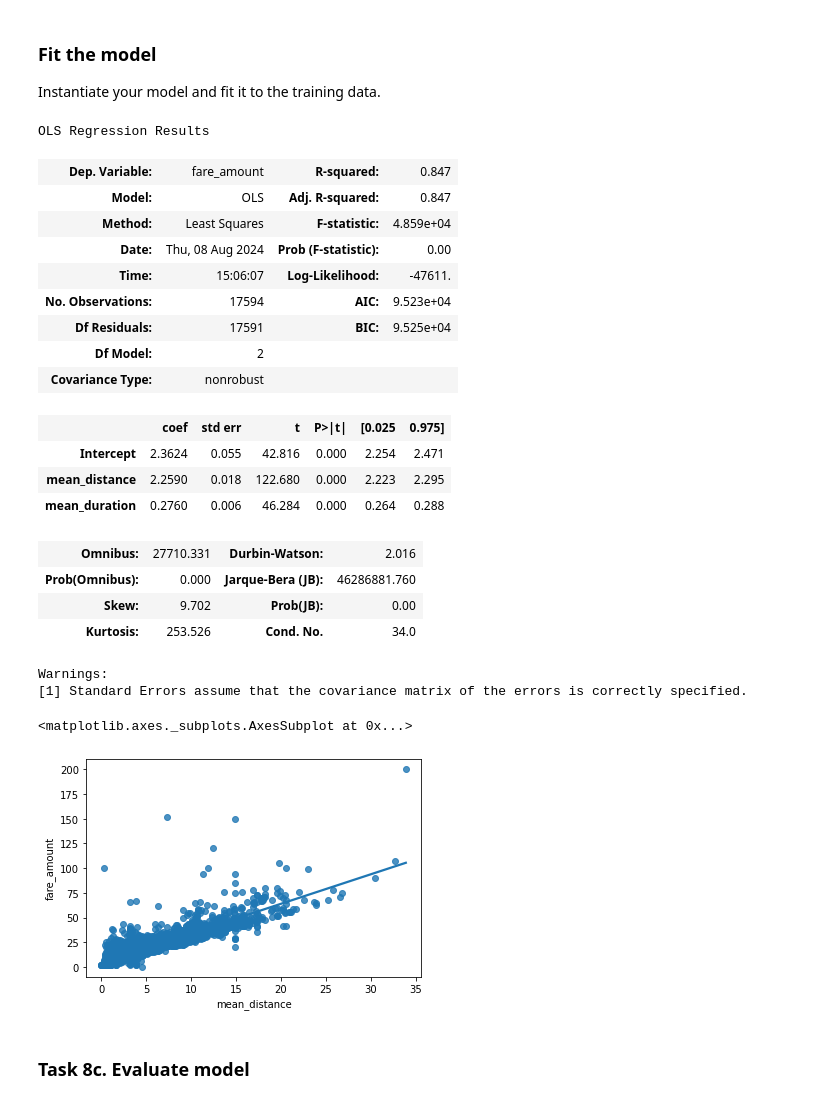
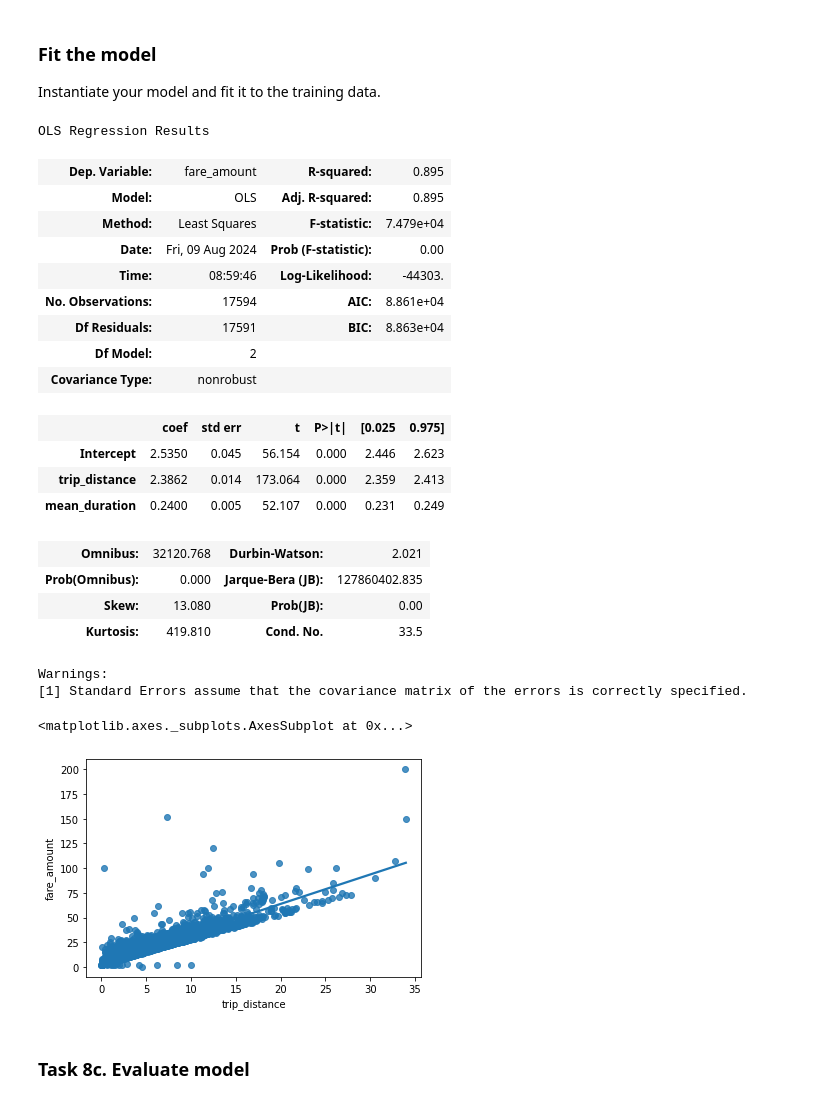
Before and after one commit to paulinemcginnis/paulinemcginnis.github.io, a Jupyter notebook: Activity_Course_5_Automatidata_project_lab.ipynb, the cells around one changed output. Saved outputs shown, nothing was run; the diff lists cells and outputs as text; code cells hidden in the pictures.

```diff
--- a/Activity_Course_5_Automatidata_project_lab.ipynb
+++ b/Activity_Course_5_Automatidata_project_lab.ipynb
@@ -969,7 +969,7 @@ After analysis and deriving variables with close relationships, it is time to be
 # %% [markdown]
 ### Task 8a. Split data into outcome variable and features
 # %%
-df2 = df[['mean_distance', 'mean_duration', 'fare_amount', 'rush_hour']]
+df2 = df[['trip_distance', 'mean_duration', 'fare_amount', 'rush_hour']]
 # %% [markdown]
 Set your X and y variables. X represents the features and y represents the outcome (target) variable.
 # %%
@@ -1040,7 +1040,7 @@ Instantiate your model and fit it to the training data.
 # %%
 # Fit your model to the training data
 ols_data = pd.concat([X_train, Y_train], axis = 1)
-ols_formula = 'fare_amount ~ mean_distance + mean_duration'
+ols_formula = 'fare_amount ~ trip_distance + mean_duration'
 OLS = ols(formula = ols_formula, data = ols_data)
 model = OLS.fit()
 model_results = model.summary()
@@ -1048,32 +1048,32 @@ model_results = model.summary()
 model_results
 # %% [output]
 OLS Regression Results
-| Dep. Variable: | fare_amount | R-squared: | 0.847 |
-| Model: | OLS | Adj. R-squared: | 0.847 |
-| Method: | Least Squares | F-statistic: | 4.859e+04 |
-| Date: | Thu, 08 Aug 2024 | Prob (F-statistic): | 0.00 |
-| Time: | 15:06:07 | Log-Likelihood: | -47611. |
-| No. Observations: | 17594 | AIC: | 9.523e+04 |
-| Df Residuals: | 17591 | BIC: | 9.525e+04 |
+| Dep. Variable: | fare_amount | R-squared: | 0.895 |
+| Model: | OLS | Adj. R-squared: | 0.895 |
+| Method: | Least Squares | F-statistic: | 7.479e+04 |
+| Date: | Fri, 09 Aug 2024 | Prob (F-statistic): | 0.00 |
+| Time: | 08:59:46 | Log-Likelihood: | -44303. |
+| No. Observations: | 17594 | AIC: | 8.861e+04 |
+| Df Residuals: | 17591 | BIC: | 8.863e+04 |
 | Df Model: | 2 |  |  |
 | Covariance Type: | nonrobust |  |  |
 |  | coef | std err | t | P>|t| | [0.025 | 0.975] |
-| Intercept | 2.3624 | 0.055 | 42.816 | 0.000 | 2.254 | 2.471 |
-| mean_distance | 2.2590 | 0.018 | 122.680 | 0.000 | 2.223 | 2.295 |
-| mean_duration | 0.2760 | 0.006 | 46.284 | 0.000 | 0.264 | 0.288 |
+| Intercept | 2.5350 | 0.045 | 56.154 | 0.000 | 2.446 | 2.623 |
+| trip_distance | 2.3862 | 0.014 | 173.064 | 0.000 | 2.359 | 2.413 |
+| mean_duration | 0.2400 | 0.005 | 52.107 | 0.000 | 0.231 | 0.249 |
-| Omnibus: | 27710.331 | Durbin-Watson: | 2.016 |
-| Prob(Omnibus): | 0.000 | Jarque-Bera (JB): | 46286881.760 |
-| Skew: | 9.702 | Prob(JB): | 0.00 |
-| Kurtosis: | 253.526 | Cond. No. | 34.0 |
+| Omnibus: | 32120.768 | Durbin-Watson: | 2.021 |
+| Prob(Omnibus): | 0.000 | Jarque-Bera (JB): | 127860402.835 |
+| Skew: | 13.080 | Prob(JB): | 0.00 |
+| Kurtosis: | 419.810 | Cond. No. | 33.5 |
 Warnings:
 [1] Standard Errors assume that the covariance matrix of the errors is correctly specified.
 # %%
 #Look at the fit for the distance, which is the strongest factor in determining fare
 #(as can be inferred from the coefficient value)
-sns.regplot(x="mean_distance", y="fare_amount", data=ols_data, ci=None)
+sns.regplot(x="trip_distance", y="fare_amount", data=ols_data, ci=None)
 # %% [output]
 <matplotlib.axes._subplots.AxesSubplot at 0x...>
-[figure, old version]
+[figure, new version]
 # %% [markdown]
 ### Task 8c. Evaluate model
 # %% [markdown]
```
Also changed, not shown: parts of 15 cells of this notebook.
